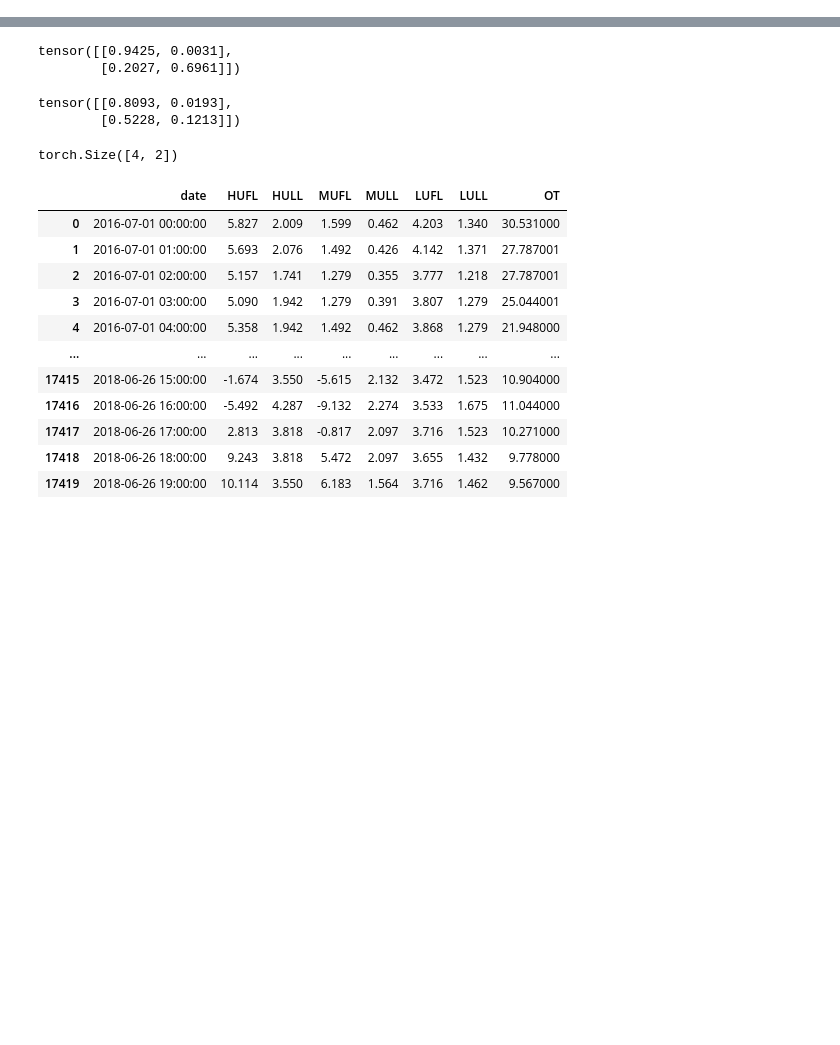
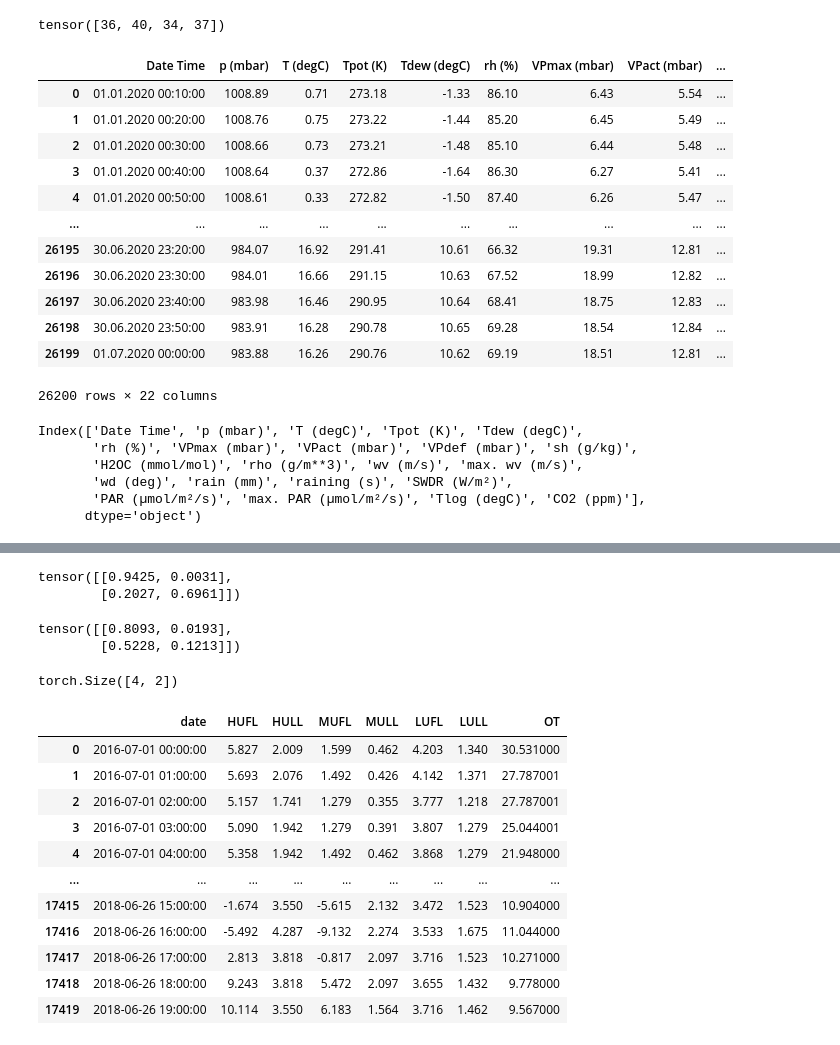
Before and after one commit to abhilash-neog/SparseTimeSeriesModeling, a Jupyter notebook: Forecasting/poc/rough_notebook.ipynb, the cells around one changed output, grey strips where cells are left out. Saved outputs shown, nothing was run; the diff lists cells and outputs as text; code cells hidden in the pictures; blank space fills up the shorter version.

Commit message:
updated pipeline to handle weather; requires a full testing

```diff
--- a/Forecasting/poc/rough_notebook.ipynb
+++ b/Forecasting/poc/rough_notebook.ipynb
@@ -18,0 +40,36 @@ eps = 1e-6
+# %%
+preds.sum((0,1))
+# %% [output]
+tensor([36, 40, 34, 37])
+# %%
+path = './data/Weather/'
+phase1 = 'mpi_roof_2020a.csv'
+phase2 = 'mpi_roof_2020b.csv'
+# %%
+df1 = pd.read_csv(path+phase1, encoding = "ISO-8859-1")
+df2 = pd.read_csv(path+phase2, encoding = "ISO-8859-1")
+# %%
+df1
+# %% [output]
+|  | Date Time | p (mbar) | T (degC) | Tpot (K) | Tdew (degC) | rh (%) | VPmax (mbar) | VPact (mbar) | ... |
+| 0 | 01.01.2020 00:10:00 | 1008.89 | 0.71 | 273.18 | -1.33 | 86.10 | 6.43 | 5.54 | ... |
+| 1 | 01.01.2020 00:20:00 | 1008.76 | 0.75 | 273.22 | -1.44 | 85.20 | 6.45 | 5.49 | ... |
+| 2 | 01.01.2020 00:30:00 | 1008.66 | 0.73 | 273.21 | -1.48 | 85.10 | 6.44 | 5.48 | ... |
+| 3 | 01.01.2020 00:40:00 | 1008.64 | 0.37 | 272.86 | -1.64 | 86.30 | 6.27 | 5.41 | ... |
+| 4 | 01.01.2020 00:50:00 | 1008.61 | 0.33 | 272.82 | -1.50 | 87.40 | 6.26 | 5.47 | ... |
+| ... | ... | ... | ... | ... | ... | ... | ... | ... | ... |
+| 26195 | 30.06.2020 23:20:00 | 984.07 | 16.92 | 291.41 | 10.61 | 66.32 | 19.31 | 12.81 | ... |
+| 26196 | 30.06.2020 23:30:00 | 984.01 | 16.66 | 291.15 | 10.63 | 67.52 | 18.99 | 12.82 | ... |
+| 26197 | 30.06.2020 23:40:00 | 983.98 | 16.46 | 290.95 | 10.64 | 68.41 | 18.75 | 12.83 | ... |
+| 26198 | 30.06.2020 23:50:00 | 983.91 | 16.28 | 290.78 | 10.65 | 69.28 | 18.54 | 12.84 | ... |
+| 26199 | 01.07.2020 00:00:00 | 983.88 | 16.26 | 290.76 | 10.62 | 69.19 | 18.51 | 12.81 | ... |
+26200 rows × 22 columns
+# %%
+df1.columns
+# %% [output]
+Index(['Date Time', 'p (mbar)', 'T (degC)', 'Tpot (K)', 'Tdew (degC)',
+       'rh (%)', 'VPmax (mbar)', 'VPact (mbar)', 'VPdef (mbar)', 'sh (g/kg)',
+       'H2OC (mmol/mol)', 'rho (g/m**3)', 'wv (m/s)', 'max. wv (m/s)',
+       'wd (deg)', 'rain (mm)', 'raining (s)', 'SWDR (W/m²)',
+       'PAR (µmol/m²/s)', 'max. PAR (µmol/m²/s)', 'Tlog (degC)', 'CO2 (ppm)'],
+      dtype='object')
```
Also changed, not shown: parts of 3 cells of this notebook, 9 other files.
